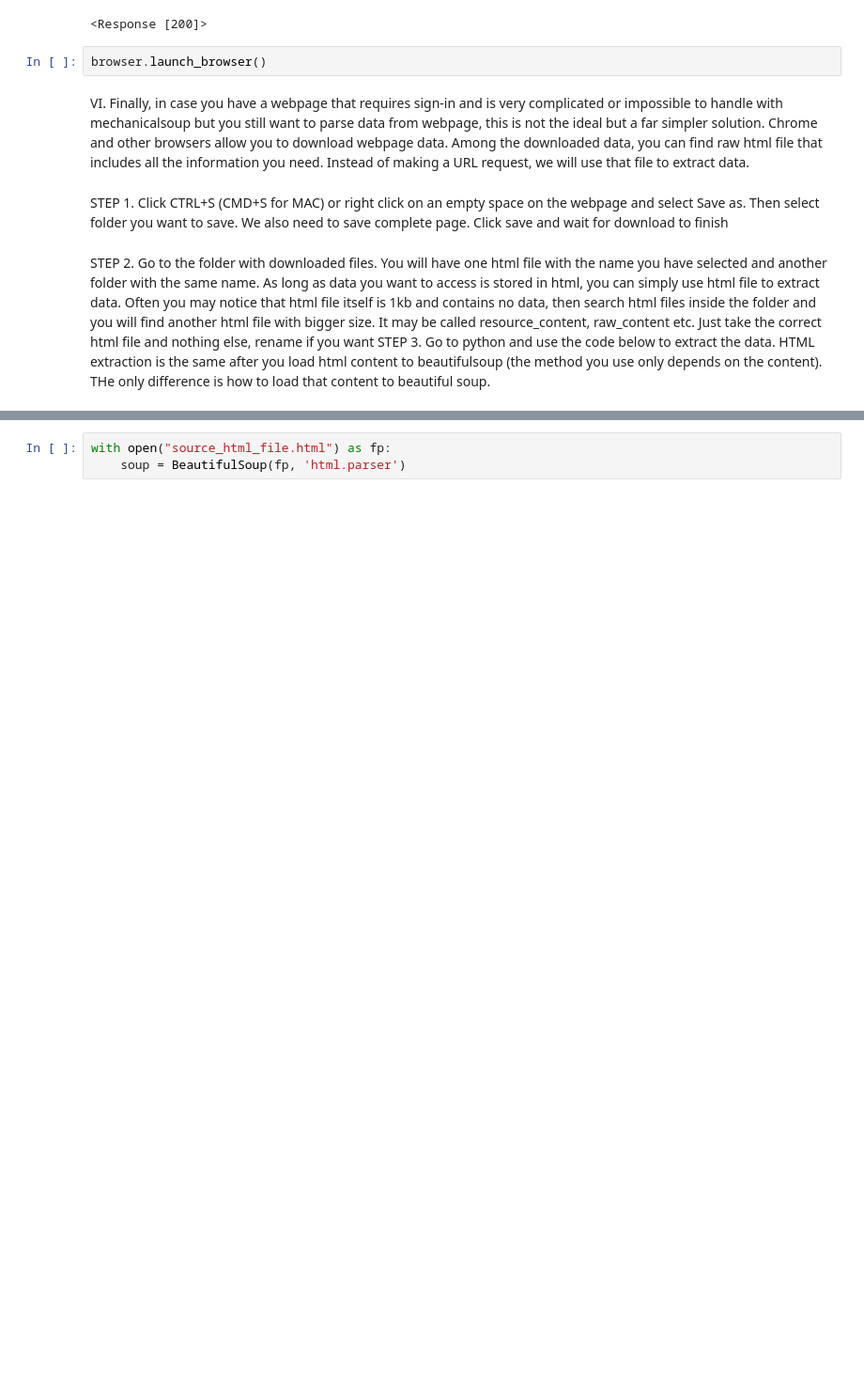
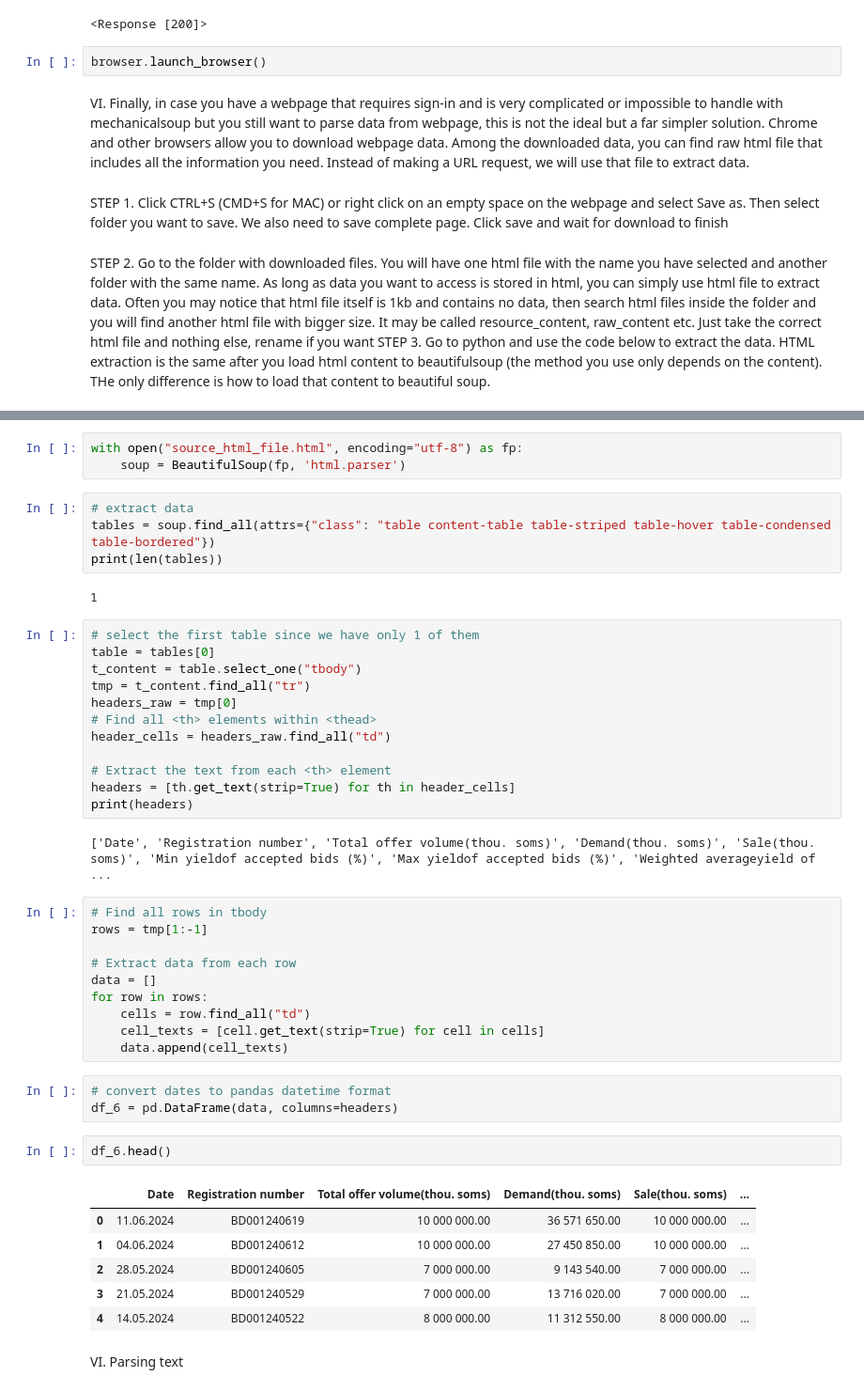
Before and after one commit to sabuhikhalili/data_parsing_tools, a Jupyter notebook: tutorial_main.ipynb, the cells around one changed output, grey strips where cells are left out. Shown: that part at 94% size. Saved outputs shown, nothing was run; the diff lists cells and outputs as text; blank space fills up the shorter version.

```diff
--- a/tutorial_main.ipynb
+++ b/tutorial_main.ipynb
@@ -418,3 +412,47 @@ Example: https://tradingeconomics.com/argentina/inflation-cpi Go to this webpage
 # %%
-with open("source_html_file.html") as fp:
+with open("source_html_file.html", encoding="utf-8") as fp:
     soup = BeautifulSoup(fp, 'html.parser')
+# %%
+# extract data
+tables = soup.find_all(attrs={"class": "table content-table table-striped table-hover table-condensed table-bordered"})
+print(len(tables))
+# %% [output]
+1
+# %%
+# select the first table since we have only 1 of them
+table = tables[0]
+t_content = table.select_one("tbody")
+tmp = t_content.find_all("tr")
+headers_raw = tmp[0]
+# Find all <th> elements within <thead>
+header_cells = headers_raw.find_all("td")
+
+# Extract the text from each <th> element
+headers = [th.get_text(strip=True) for th in header_cells]
+print(headers)
+# %% [output]
+['Date', 'Registration number', 'Total offer volume(thou. soms)', 'Demand(thou. soms)', 'Sale(thou. soms)', 'Min yieldof accepted bids (%)', 'Max yieldof accepted bids (%)', 'Weighted averageyield of  ...
+# %%
+# Find all rows in tbody
+rows = tmp[1:-1]
+
+# Extract data from each row
+data = []
+for row in rows:
+    cells = row.find_all("td")
+    cell_texts = [cell.get_text(strip=True) for cell in cells]
+    data.append(cell_texts)
+# %%
+# convert dates to pandas datetime format
+df_6 = pd.DataFrame(data, columns=headers)
+# %%
+df_6.head()
+# %% [output]
+|  | Date | Registration number | Total offer volume(thou. soms) | Demand(thou. soms) | Sale(thou. soms) | ... |
+| 0 | 11.06.2024 | BD001240619 | 10 000 000.00 | 36 571 650.00 | 10 000 000.00 | ... |
+| 1 | 04.06.2024 | BD001240612 | 10 000 000.00 | 27 450 850.00 | 10 000 000.00 | ... |
+| 2 | 28.05.2024 | BD001240605 | 7 000 000.00 | 9 143 540.00 | 7 000 000.00 | ... |
+| 3 | 21.05.2024 | BD001240529 | 7 000 000.00 | 13 716 020.00 | 7 000 000.00 | ... |
+| 4 | 14.05.2024 | BD001240522 | 8 000 000.00 | 11 312 550.00 | 8 000 000.00 | ... |
+# %% [markdown]
+VI. Parsing text
```
Also changed, not shown: parts of 19 cells of this notebook, 2 other files.
